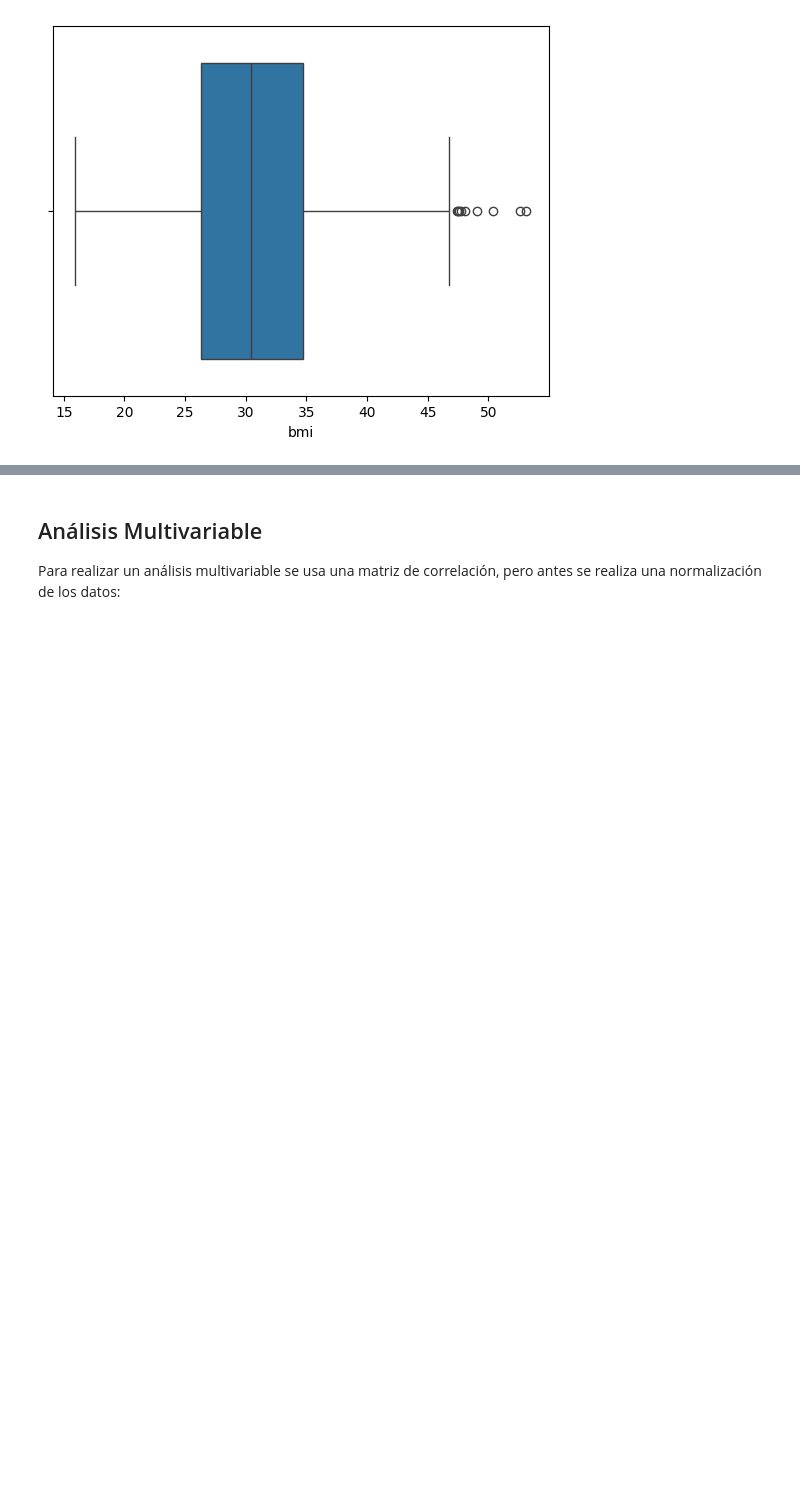
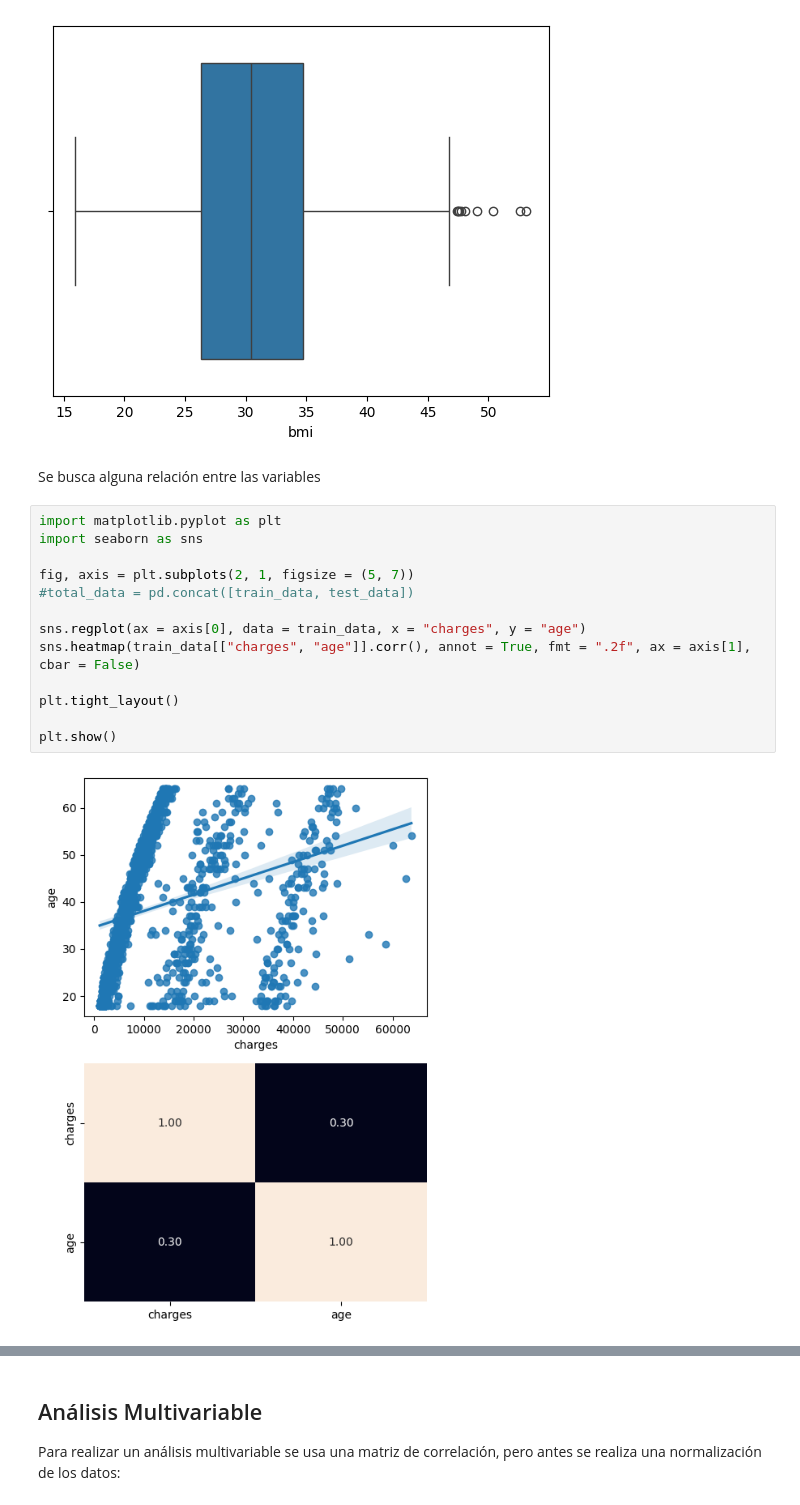
Before and after one commit to Bere333/linear_regression, a Jupyter notebook: src/linear_regresion_explore.ipynb, the cells around one changed output, grey strips where cells are left out. Cells and saved outputs as stored; diff of their text form; blank space fills up the shorter version.

```diff
--- a/src/linear_regresion_explore.ipynb
+++ b/src/linear_regresion_explore.ipynb
@@ -117,3 +117,20 @@ sns.boxplot(x=train_data["bmi"])
 # %% [output]
 <Axes: xlabel='bmi'>
 [figure]
+# %% [markdown]
+Se busca alguna relación entre las variables
+# %%
+import matplotlib.pyplot as plt
+import seaborn as sns
+
+fig, axis = plt.subplots(2, 1, figsize = (5, 7))
+#total_data = pd.concat([train_data, test_data])
+
+sns.regplot(ax = axis[0], data = train_data, x = "charges", y = "age")
+sns.heatmap(train_data[["charges", "age"]].corr(), annot = True, fmt = ".2f", ax = axis[1], cbar = False)
+
+plt.tight_layout()
+
+plt.show()
+# %% [output]
+[figure, added]
```
Also changed, not shown: parts of 2 cells of this notebook.
